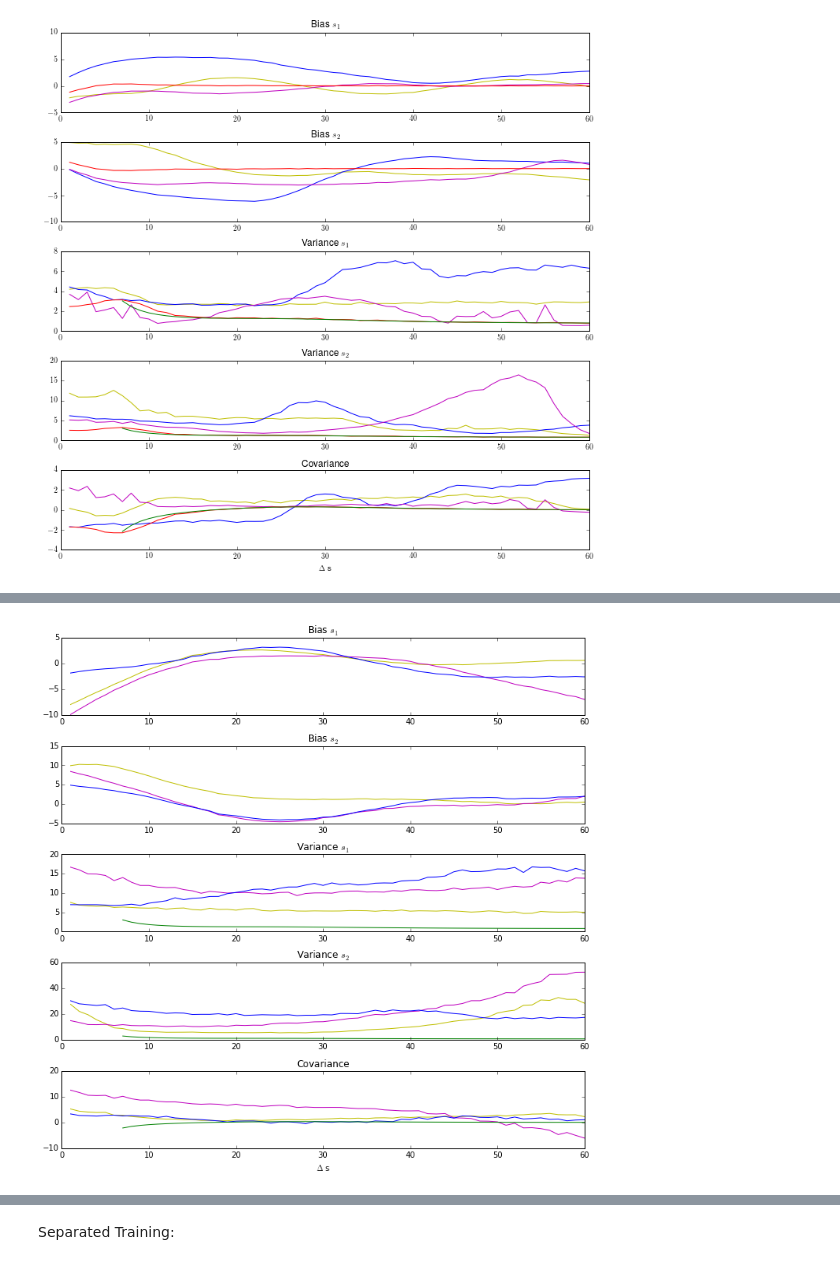
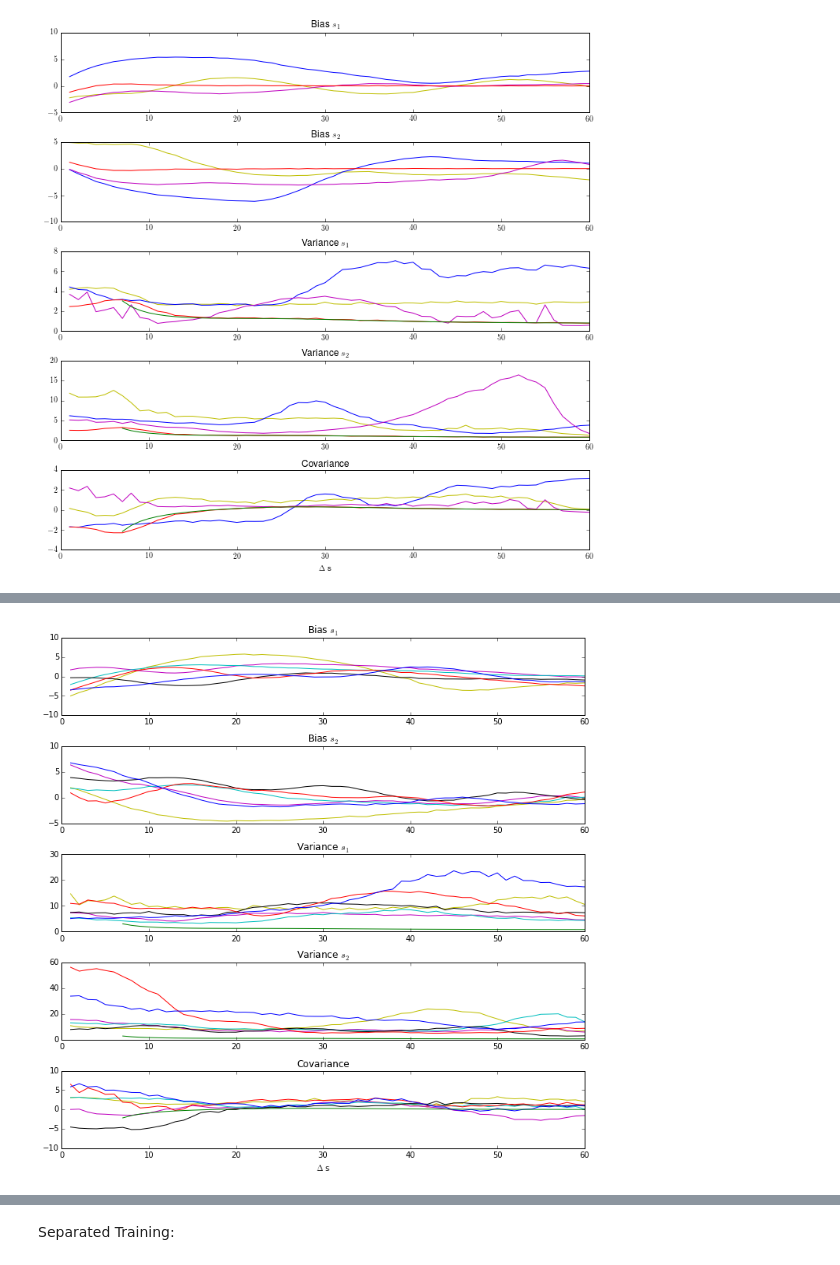
Before and after one commit to NYUMaLab/Divisive_Normalization_Project, a Jupyter notebook: Code/Demixing/Demixing DNN_Full.ipynb, the cells around one changed output, grey strips where cells are left out. Saved outputs shown, nothing was run; the diff lists cells and outputs as text; code cells hidden in the pictures.

Commit message:
momentum works!

```diff
--- a/Code/Demixing/Demixing DNN_Full.ipynb
+++ b/Code/Demixing/Demixing DNN_Full.ipynb
@@ -1299,10 +1324,11 @@ plt.tight_layout()
 [figure]
 # %%
 train_data_1 = generate_trainset(20000)
-nn_rms, nnx_rms = train_nn(train_data_1, n_hidden=20, learning_rate=.001, n_epochs=100, RMSProp=True)
-nn_rms2, nnx_rms2 = train_nn(train_data_1, n_hidden=20, learning_rate=.001, n_epochs=100, RMSProp=2)
-nn_rms_m9, nnx_rms_m9 = train_nn(train_data_1, n_hidden=20, learning_rate=.001, n_epochs=100, RMSProp=True, momentum=0.9)
-nn_rms_m95, nnx_rms_m95 = train_nn(train_data_1, n_hidden=20, learning_rate=.001, n_epochs=100, RMSProp=True, momentum=0.95)
-nn_rms_m99, nnx_rms_m99 = train_nn(train_data_1, n_hidden=20, learning_rate=.001, n_epochs=100, RMSProp=True, momentum=0.99)
-nn_plain, nnx_plain = train_nn(train_data_1, n_hidden=20, learning_rate=.001, n_epochs=100)
+valid_data_1 = generate_trainset(20000)
+nn_rms, nnx_rms, valid_mse_rms = train_nn(train_data_1, valid_dataset=valid_data_1, n_hidden=20, learning_rate=.001, n_epochs=100, RMSProp=True)
+nn_rms_m9, nnx_rms_m9, valid_mse_rms_m9 = train_nn(train_data_1, valid_dataset=valid_data_1, n_hidden=20, learning_rate=.001, n_epochs=100, RMSProp=True, nesterov=True, momentum=0.9)
+nn_rms_m9f, nnx_rms_m9f, valid_mse_rms_m9f = train_nn(train_data_1, valid_dataset=valid_data_1, n_hidden=20, learning_rate=.001, n_epochs=100, RMSProp=True, nesterov=False, momentum=0.9)
+nn_rms_m95, nnx_rms_m95, valid_mse_rms_m95 = train_nn(train_data_1, valid_dataset=valid_data_1, n_hidden=20, learning_rate=.001, n_epochs=100, RMSProp=True, momentum=0.95)
+nn_rms_m99, nnx_rms_m99, valid_mse_rms_m99 = train_nn(train_data_1, valid_dataset=valid_data_1, n_hidden=20, learning_rate=.001, n_epochs=100, RMSProp=True, momentum=0.99)
+nn_plain, nnx_plain, valid_mse_plain = train_nn(train_data_1, valid_dataset=valid_data_1, n_hidden=20, learning_rate=.001, n_epochs=100)
 # %% [output]
@@ -1500,7 +1537,6 @@ ax2.plot(range(1, 61), bias_s2_nn_rms_m9, c='m', label='NN')
 ax3.plot(range(1, 61), var_s1_nn_rms_m9, c='m', label='NN')
 ax4.plot(range(1, 61), var_s2_nn_rms_m9, c='m', label='NN')
 ax5.plot(range(1, 61), cov_nn_rms_m9, c='m', label='NN')
-"""
 #RMS with momentum
 ax1.plot(range(1, 61), bias_s1_nn_rms_m95, c='c', label='NN')
 ax2.plot(range(1, 61), bias_s2_nn_rms_m95, c='c', label='NN')
@@ -1512,37 +1548,36 @@ ax1.plot(range(1, 61), bias_s1_nn_rms_m99, c='k', label='NN')
 ax2.plot(range(1, 61), bias_s2_nn_rms_m99, c='k', label='NN')
 ax3.plot(range(1, 61), var_s1_nn_rms_m99, c='k', label='NN')
 ax4.plot(range(1, 61), var_s2_nn_rms_m99, c='k', label='NN')
 ax5.plot(range(1, 61), cov_nn_rms_m99, c='k', label='NN')
-"""
 #RMS
-ax1.plot(range(1, 61), bias_s1_nn_rms2, c='r', label='NN')
-ax2.plot(range(1, 61), bias_s2_nn_rms2, c='r', label='NN')
-ax3.plot(range(1, 61), var_s1_nn_rms2, c='r', label='NN')
-ax4.plot(range(1, 61), var_s2_nn_rms2, c='r', label='NN')
-ax5.plot(range(1, 61), cov_nn_rms2, c='r', label='NN')
+ax1.plot(range(1, 61), bias_s1_nn_rms_m9f, c='r', label='NN')
+ax2.plot(range(1, 61), bias_s2_nn_rms_m9f, c='r', label='NN')
+ax3.plot(range(1, 61), var_s1_nn_rms_m9f, c='r', label='NN')
+ax4.plot(range(1, 61), var_s2_nn_rms_m9f, c='r', label='NN')
+ax5.plot(range(1, 61), cov_nn_rms_m9f, c='r', label='NN')
 #Plain
 ax1.plot(range(1, 61), bias_s1_nn_plain, c='b', label='NN')
 ax2.plot(range(1, 61), bias_s2_nn_plain, c='b', label='NN')
 ax3.plot(range(1, 61), var_s1_nn_plain, c='b', label='NN')
 ax4.plot(range(1, 61), var_s2_nn_plain, c='b', label='NN')
 ax5.plot(range(1, 61), cov_nn_plain, c='b', label='NN')
 #Fisher information in green
 ax3.plot(range(7, 61), var_s1_fisher[6:60], c='g', label='Fisher')
 ax4.plot(range(7, 61), var_s2_fisher[6:60], c='g', label='Fisher')
 ax5.plot(range(7, 61), cov_fisher[6:60], c='g', label='Fisher')
 ax1.locator_params(axis = 'y', nbins = 4)
 ax2.locator_params(axis = 'y', nbins = 4)
 ax3.locator_params(axis = 'y', nbins = 4)
 ax4.locator_params(axis = 'y', nbins = 4)
 ax5.locator_params(axis = 'y', nbins = 4)
 #ax1.legend()
 ax1.set_title("Bias $s_1$")
 ax2.set_title("Bias $s_2$")
 ax3.set_title(r'Variance $s_1$')
 ax4.set_title(r'Variance $s_2$')
 ax5.set_title('Covariance')
 ax5.set_xlabel(r'$\Delta$ s')
 f.set_size_inches(10,10)
 plt.tight_layout()
 # %% [output]
-[figure, old version]
+[figure, new version]
```
Also changed, not shown: parts of 7 cells of this notebook.
